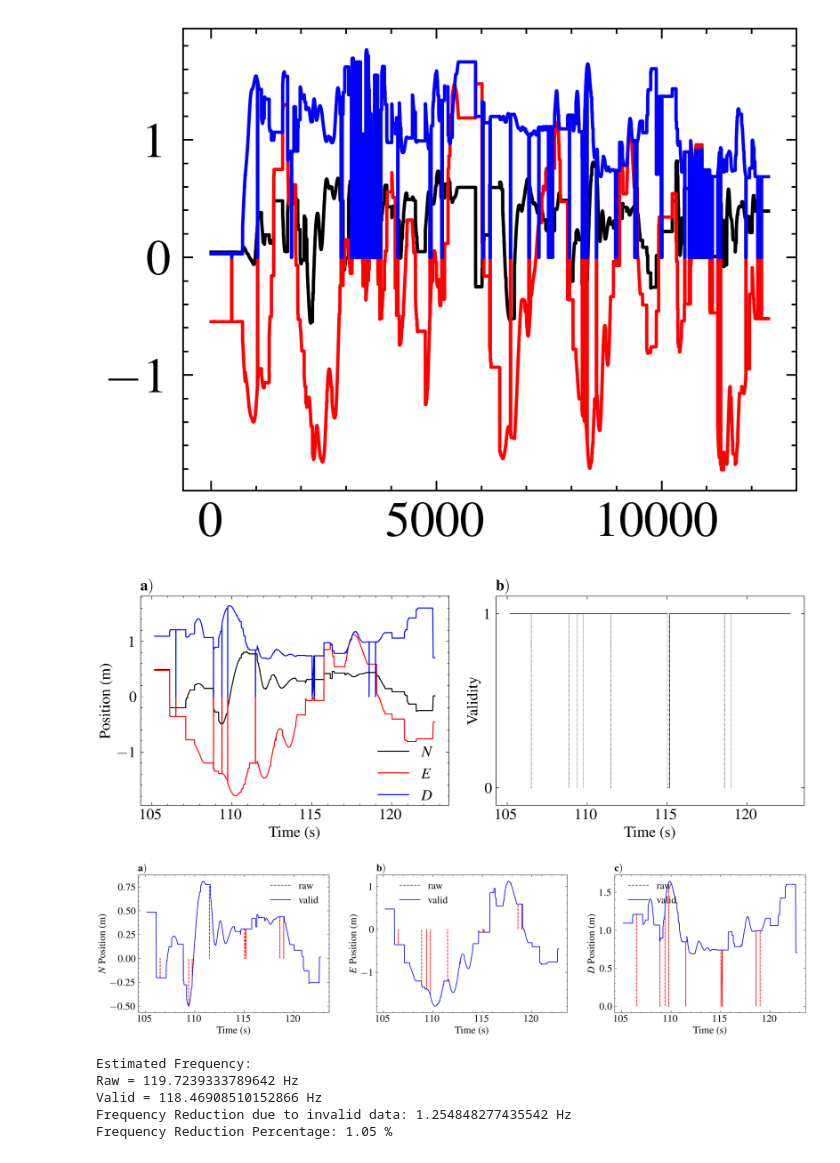
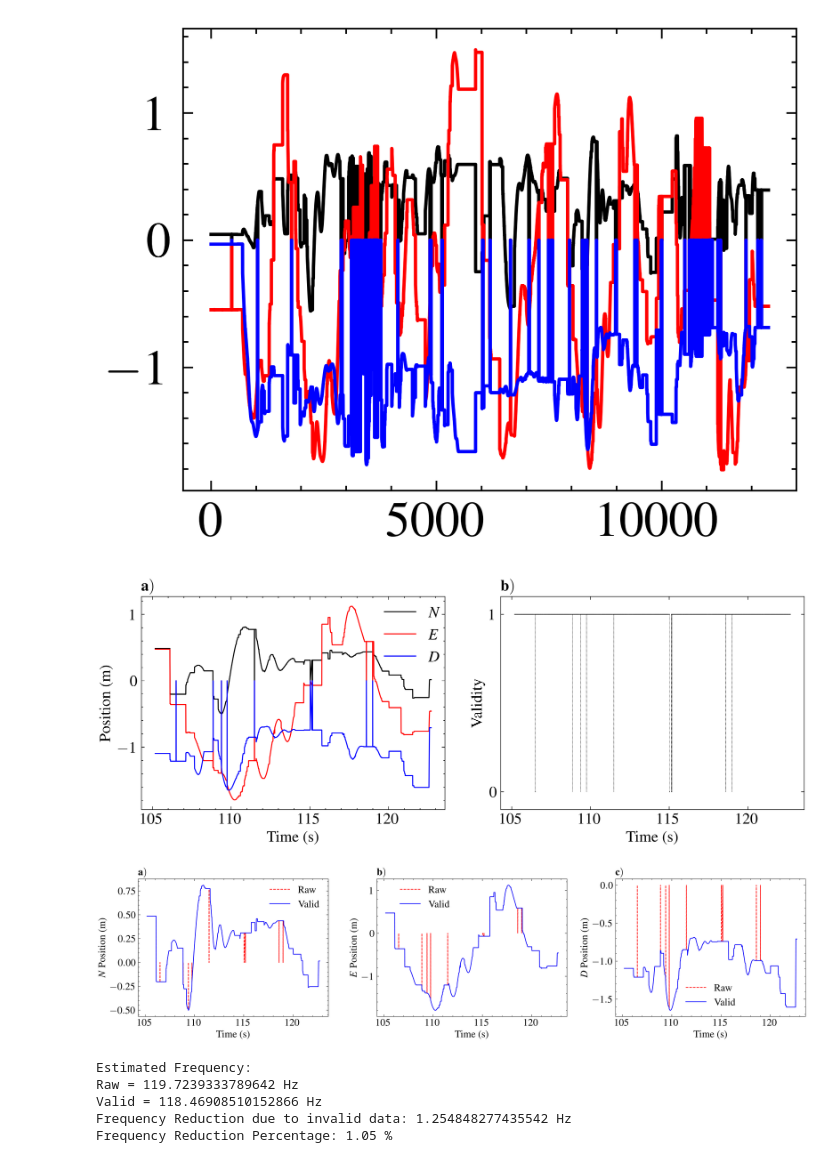
Before and after one commit to ringe-n-5525079/mocap-fyp, a Jupyter notebook: data_capture/Paper_Plotting/checksums.ipynb, the cells around one changed output. Drawn from its saved outputs; the diff is of its cells as text; code cells hidden in the pictures.

```diff
--- a/data_capture/Paper_Plotting/checksums.ipynb
+++ b/data_capture/Paper_Plotting/checksums.ipynb
@@ -25,34 +25,34 @@ from mpl_toolkits.mplot3d import Axes3D  # Required for 3D plotting
 # %%
 ### Plotting checksum related data for final paper ###
 
 # Load tab-delimited file
 # df = pd.read_csv('moving_in_circles.txt', delimiter='\t', header=None)
 df = pd.read_csv('../Xbee_Arduino_Data_Capture_Tests/position_checksum_test_1.txt', delimiter='\t', header=None)
 df.columns = ['timestamp_ms', 'x', 'y', 'z', 'valid']
 
 # Extract as NumPy arrays
 t = (1/1000) * df['timestamp_ms'].to_numpy()
 x = df['x'].to_numpy()
 y = df['y'].to_numpy()
-z = df['z'].to_numpy()
+z = -df['z'].to_numpy() # Convert to Down axis
 valid = df['valid'].to_numpy()
 
 # Plot raw data with index from 0 to 1
 plt.figure()
 plt.plot(x, '-')
 plt.plot(y, '-')
 plt.plot(z, '-')
 plt.show()
 
 # Take subset of data for plotting
 subset_idx = slice(7800, 9900)  # Adjust slice as needed
 t = t[subset_idx]
 x = x[subset_idx]
 y = y[subset_idx]
 z = z[subset_idx]
 valid = valid[subset_idx]
 # %% [output]
-[figure, old version]
+[figure, new version]
 # %%
 # # Test plotting of position data
 # plt.figure()
@@ -90,7 +90,7 @@ plt.plot(t, z, linestyle='-', label='$D$')
 plt.xlabel('Time (s)')
 plt.ylabel('Position (m)')
 plt.title(r'$\bf{a)}$', loc='left')
-plt.legend(loc=(0.75, -0.02))
+plt.legend(loc=(0.78, 0.65))
 ax = plt.subplot(1,2,2)
 # Plot horizontal lines
 # ax.plot(t, valid, 'k-', label='validity', drawstyle='steps-post', linewidth=0.8)
@@ -111,7 +111,7 @@ plt.tight_layout()
 plt.savefig("raw_and_validity_1.pdf", bbox_inches='tight')
 plt.show()
 # %% [output]
-[figure, old version]
+[figure, new version]
 # %%
 # Create new arrays for valid data only
 t_valid = t[valid == 1]
@@ -122,34 +122,34 @@ z_valid = z[valid == 1]
 # Plot invalid and valid data together for each axis, in a 1x3 subplot
 plt.figure(figsize=(15,4))
 plt.subplot(1,3,1)
-plt.plot(t, x, 'r--', label='raw')
-plt.plot(t_valid, x_valid, 'b-', label='valid')
+plt.plot(t, x, 'r--', label='Raw')
+plt.plot(t_valid, x_valid, 'b-', label='Valid')
 plt.xlabel('Time (s)')
 plt.ylabel('$N$ Position (m)')
 plt.title(r'$\bf{a)}$', loc='left')
 plt.legend(loc=(0.67,0.75))
 
 plt.subplot(1,3,2)
-plt.plot(t, y, 'r--', label='raw')
-plt.plot(t_valid, y_valid, 'b-', label='valid')
+plt.plot(t, y, 'r--', label='Raw')
+plt.plot(t_valid, y_valid, 'b-', label='Valid')
 plt.xlabel('Time (s)')
 plt.ylabel('$E$ Position (m)')
 plt.title(r'$\bf{b)}$', loc='left')
 plt.legend(loc=(0.1,0.75))
 
 plt.subplot(1,3,3)
-plt.plot(t, z, 'r--', label='raw')
-plt.plot(t_valid, z_valid, 'b-', label='valid')
+plt.plot(t, z, 'r--', label='Raw')
+plt.plot(t_valid, z_valid, 'b-', label='Valid')
 plt.xlabel('Time (s)')
 plt.ylabel('$D$ Position (m)')
 plt.title(r'$\bf{c)}$', loc='left')
-plt.legend(loc=(0.05,0.75))
+plt.legend(loc='best')
 
 plt.tight_layout()
 plt.savefig("valid_vs_invalid_1.pdf", bbox_inches='tight')
 plt.show()
 # %% [output]
-[figure, old version]
+[figure, new version]
 # %%
 # Calculating frequency at which data is received
 est_freq_raw = 1 / np.mean(np.diff(t))  # in Hz
```
Also changed, not shown: 12 other files.
